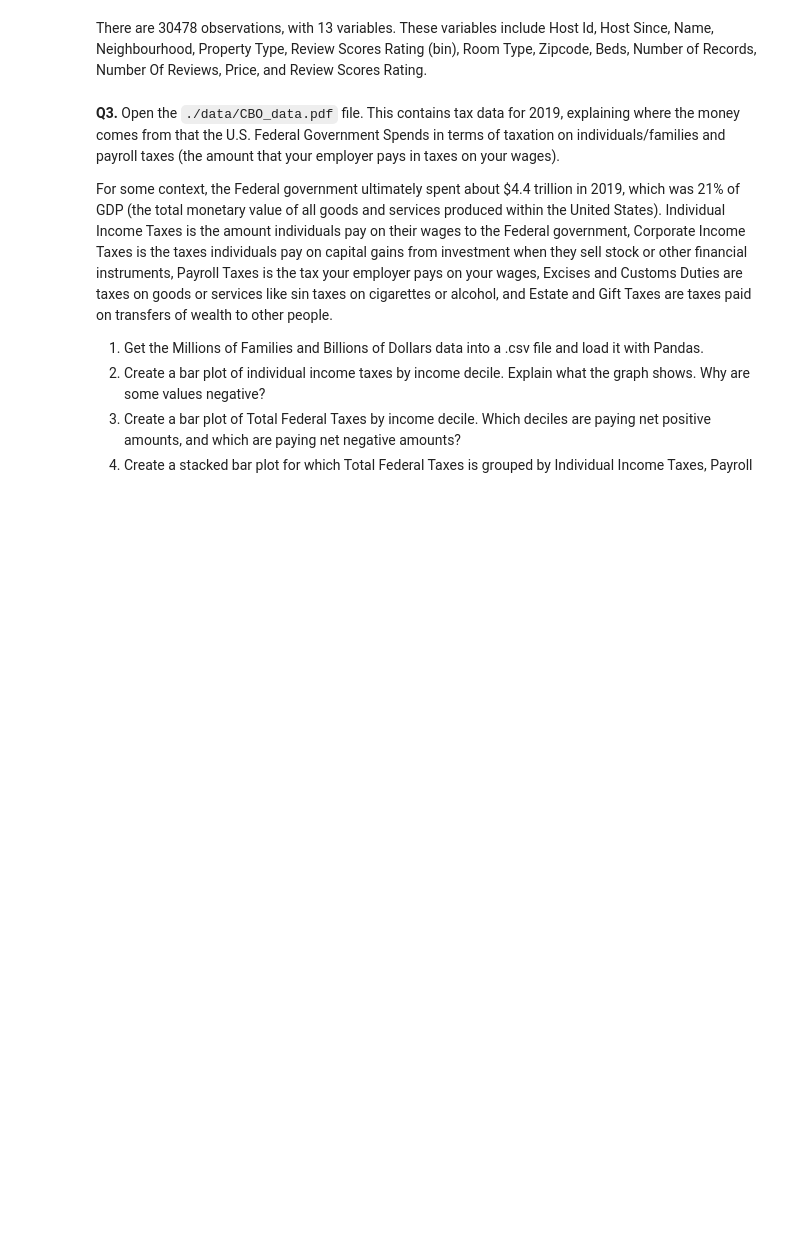
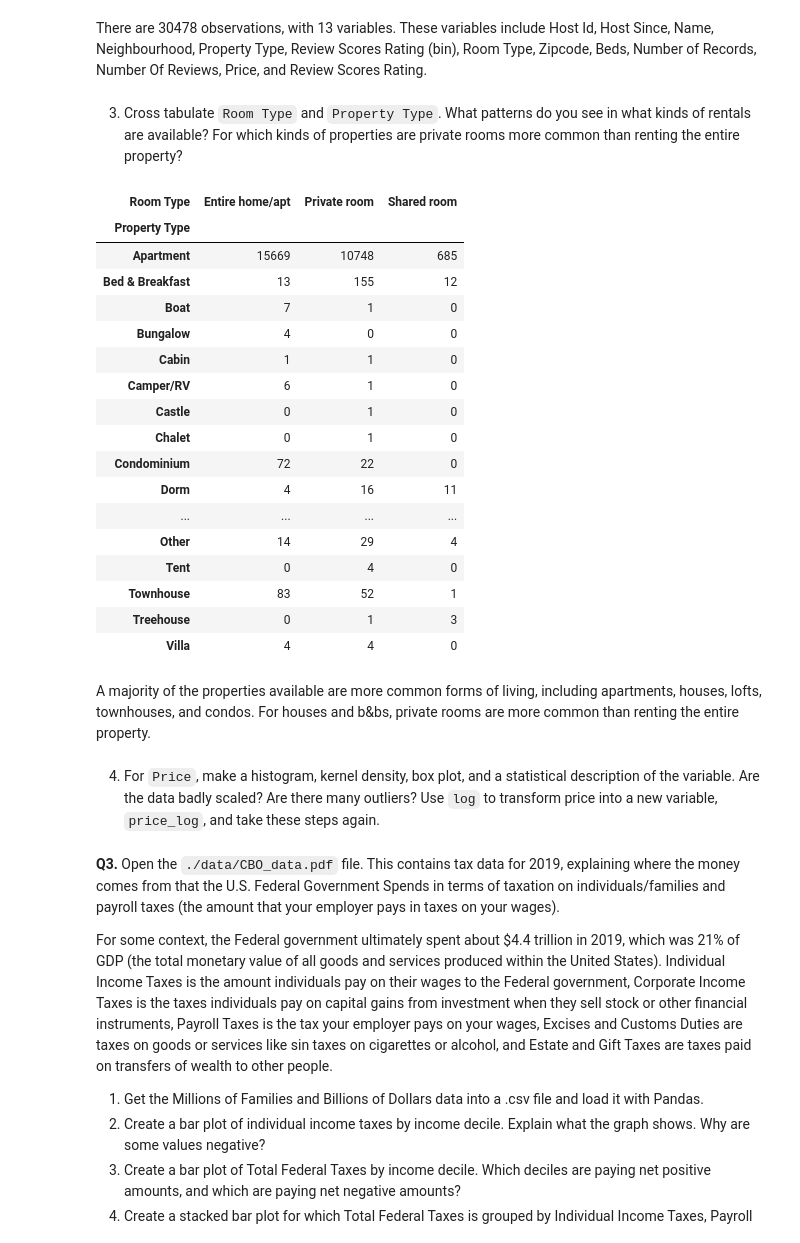
Before and after one commit to fourchain40/visualization, a Jupyter notebook: assignment/assignment.ipynb, the cells around one changed output. Saved outputs shown, nothing was run; the diff lists cells and outputs as text; code cells hidden in the pictures; blank space fills up the shorter version.

```diff
--- a/assignment/assignment.ipynb
+++ b/assignment/assignment.ipynb
@@ -54,6 +52,33 @@ df.head()
 | 4 | 500 | 6/26/2008 | Trendy Times Square Loft | Manhattan | Apartment | 95.0 | Private room | 10036.0 | ... |
 # %% [markdown]
 There are 30478 observations, with 13 variables. These variables include Host Id, Host Since, Name, Neighbourhood, Property Type, Review Scores Rating (bin), Room Type, Zipcode, Beds, Number of Records, Number Of Reviews, Price, and Review Scores Rating.
+# %% [markdown]
+3. Cross tabulate `Room Type` and `Property Type`. What patterns do you see in what kinds of rentals are available? For which kinds of properties are private rooms more common than renting the entire property?
+# %%
+pd.crosstab(df['Property Type'],df['Room Type'])
+# %% [output]
+| Room Type | Entire home/apt | Private room | Shared room |
+| Property Type |  |  |  |
+| Apartment | 15669 | 10748 | 685 |
+| Bed & Breakfast | 13 | 155 | 12 |
+| Boat | 7 | 1 | 0 |
+| Bungalow | 4 | 0 | 0 |
+| Cabin | 1 | 1 | 0 |
+| Camper/RV | 6 | 1 | 0 |
+| Castle | 0 | 1 | 0 |
+| Chalet | 0 | 1 | 0 |
+| Condominium | 72 | 22 | 0 |
+| Dorm | 4 | 16 | 11 |
+| ... | ... | ... | ... |
+| Other | 14 | 29 | 4 |
+| Tent | 0 | 4 | 0 |
+| Townhouse | 83 | 52 | 1 |
+| Treehouse | 0 | 1 | 3 |
+| Villa | 4 | 4 | 0 |
+# %% [markdown]
+A majority of the properties available are more common forms of living, including apartments, houses, lofts, townhouses, and condos. For houses and b&bs, private rooms are more common than renting the entire property.
+# %% [markdown]
+  4. For `Price`, make a histogram, kernel density, box plot, and a statistical description of the variable. Are the data badly scaled? Are there many outliers? Use `log` to transform price into a new variable, `price_log`, and take these steps again.
 # %% [markdown]
 **Q3.** Open the `./data/CBO_data.pdf` file. This contains tax data for 2019, explaining where the money comes from that the U.S. Federal Government Spends in terms of taxation on individuals/families and payroll taxes (the amount that your employer pays in taxes on your wages).
 
```
Also changed, not shown: parts of 2 cells of this notebook.
